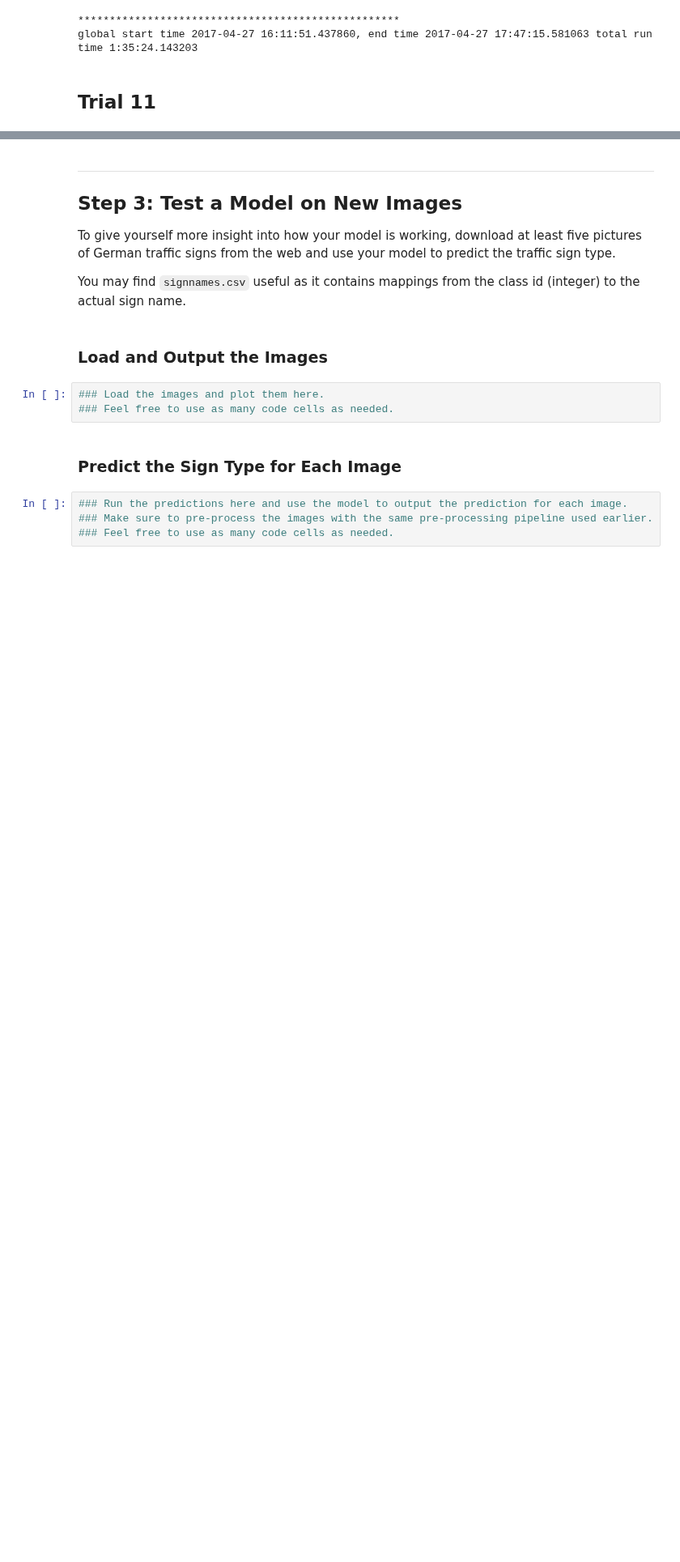
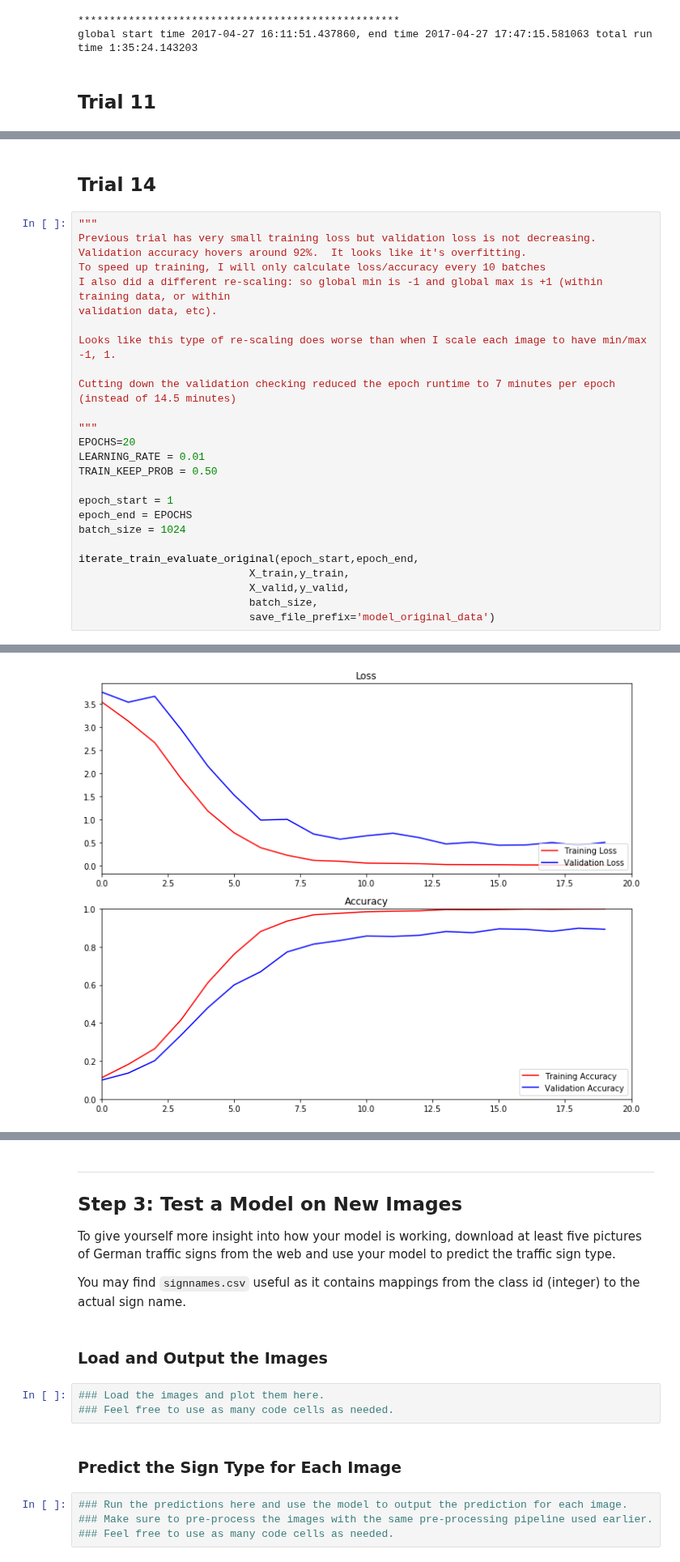
Before and after one commit to e7dud7e/carnd, a Jupyter notebook: TrafficSigns/Traffic_Sign_Classifier.ipynb, the cells around one changed output, grey strips where cells are left out. Shown at 81% size. Drawn from its saved outputs; the diff is of its cells as text; blank space fills up the shorter version.

```diff
--- a/TrafficSigns/Traffic_Sign_Classifier.ipynb
+++ b/TrafficSigns/Traffic_Sign_Classifier.ipynb
@@ -1537,0 +1664,29 @@ KeyboardInterrupt:
+# %% [markdown]
+## Trial 14
+# %%
+"""
+Previous trial has very small training loss but validation loss is not decreasing.
+Validation accuracy hovers around 92%.  It looks like it's overfitting.
+To speed up training, I will only calculate loss/accuracy every 10 batches
+I also did a different re-scaling: so global min is -1 and global max is +1 (within training data, or within
+validation data, etc).
+
+Looks like this type of re-scaling does worse than when I scale each image to have min/max -1, 1.
+
+Cutting down the validation checking reduced the epoch runtime to 7 minutes per epoch (instead of 14.5 minutes)
+
+"""
+EPOCHS=20
+LEARNING_RATE = 0.01
+TRAIN_KEEP_PROB = 0.50
+
+epoch_start = 1
+epoch_end = EPOCHS
+batch_size = 1024
+
+iterate_train_evaluate_original(epoch_start,epoch_end,
+                           X_train,y_train,
+                           X_valid,y_valid,
+                           batch_size,
+                           save_file_prefix='model_original_data')
+# %% [output]
@@ -1537,0 +1710 @@ KeyboardInterrupt:
+[figure, added]
```
Also changed, not shown: parts of 17 cells of this notebook.
